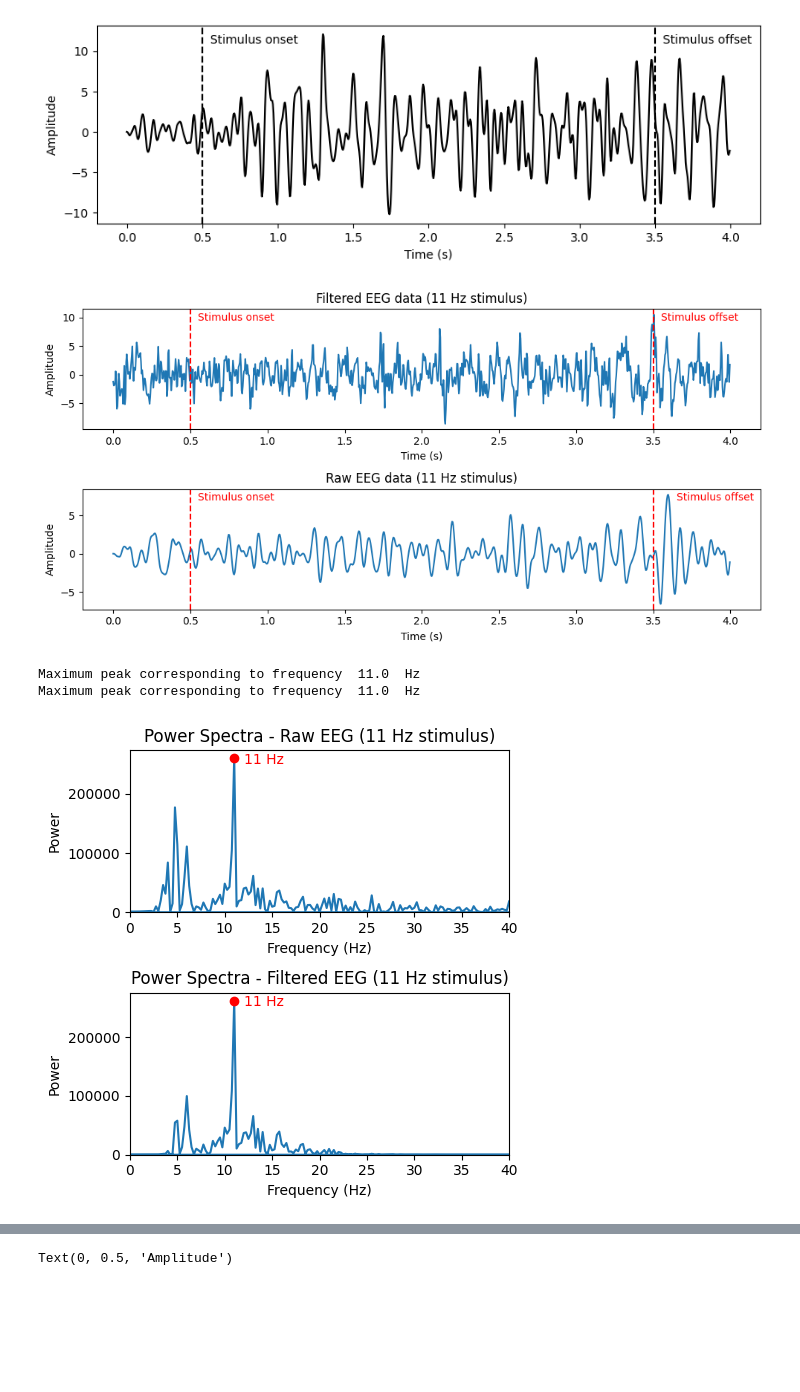
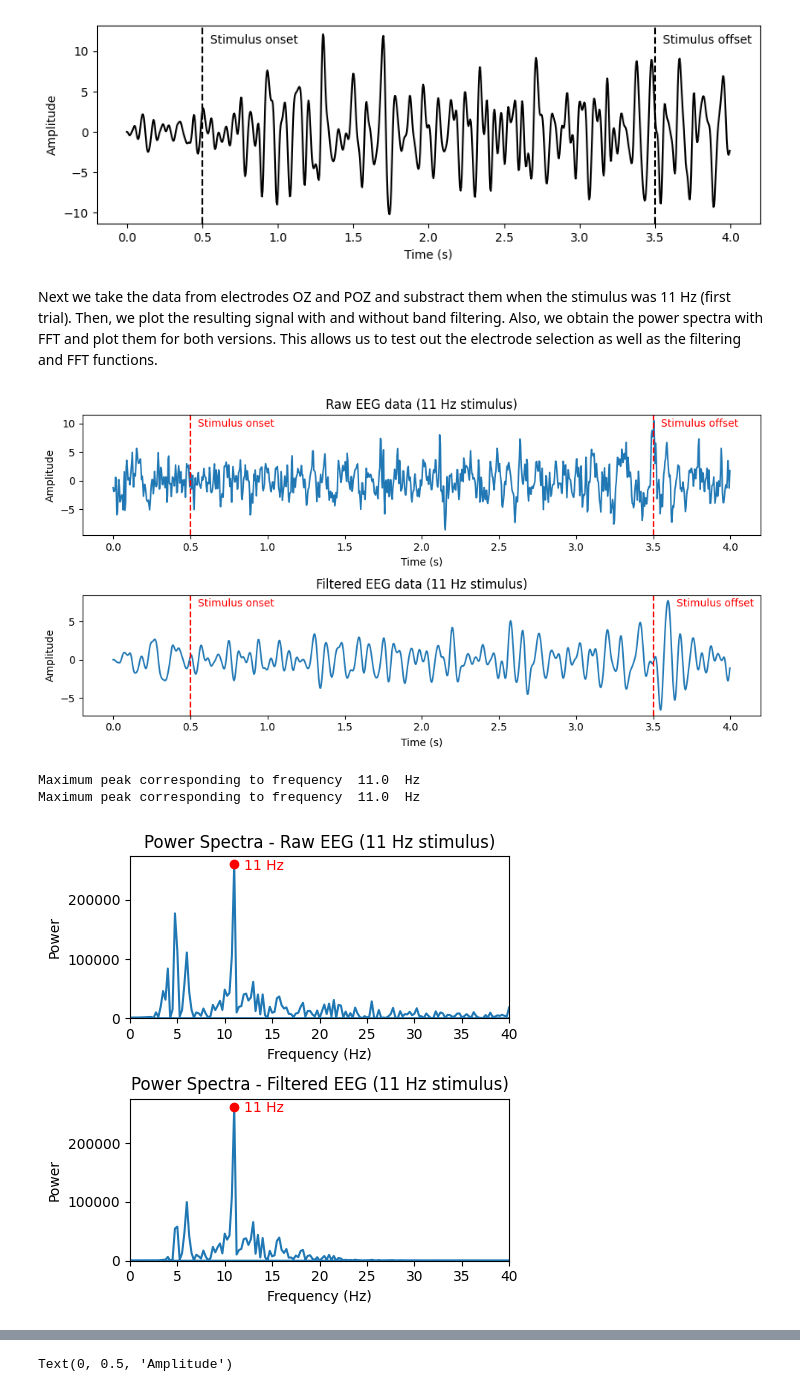
Before and after one commit to taromeseg/Sequential-Characterization-of-SSVEP-EEG-signals, a Jupyter notebook: Data_Visualization.ipynb, the cells around one changed output, grey strips where cells are left out. Saved outputs shown, nothing was run; the diff lists cells and outputs as text; code cells hidden in the pictures; blank space fills up the shorter version.

Commit message:
Data visualization and python functions

```diff
--- a/Data_Visualization.ipynb
+++ b/Data_Visualization.ipynb
@@ -8,13 +14,20 @@ import scipy.signal as signal
 # %%
-eeg_data, eeg_data_stimulus_only, trial_length = dataset_handling.load_ssvep_data(18)
+# Loading the data for subject 18
+eeg_data, eeg_data_stimulus_only, trial_length = utils.load_ssvep_data("Dataset BETA",18)
+# Sampling rate
 sampling_rate = 250
 
-data_frequencies, electrodes_names = dataset_handling.load_ssvep_additional_info()
-occipital_electrodes, occipital_electrodes_indexes, occipital_electrodes_names = dataset_handling.select_occipital_electrodes(electrodes_names)
+# Loading the additional information
+data_frequencies, electrodes_names = utils.load_ssvep_additional_info("Dataset BETA/S1.mat")
+# Selecting occipital electrodes as a list of pairs [name, index], a list of indexes and a list of names
+occipital_electrodes, occipital_electrodes_indexes, occipital_electrodes_names = utils.select_occipital_electrodes(electrodes_names)
 
+# Calculating the number of samples where there is no stimulus (0.5 seconds at the start and end of the trials)
 samples_without_stimulus = int(0.5 * sampling_rate)
 
+# Creating time ranges for the full trial and only for the time where there was a stimulus
 t_stimulus_only = np.arange(0, len(eeg_data_stimulus_only[0])/sampling_rate, 1/sampling_rate)
 t = np.arange(0, len(eeg_data[0])/sampling_rate, 1/sampling_rate)
 
+# Number of electrodes
 num_electrodes = len(eeg_data)
@@ -42,6 +59,8 @@ plt.ylabel("Amplitude")
 # %% [output]
 Text(0, 0.5, 'Amplitude')
 [figure]
+# %% [markdown]
+Next we take the data from electrodes OZ and POZ and substract them when the stimulus was 11 Hz (first trial). Then, we plot the resulting signal with and without band filtering. Also, we obtain the power spectra with FFT and plot them for both versions. This allows us to test out the electrode selection as well as the filtering and FFT functions.
 # %%
 # OZ - POZ 11 Hz
 
@@ -59,7 +78,7 @@ filtered_data = signal.lfilter(b, a, data)
 fig, axs = plt.subplots(2, 1, figsize=(10, 5))
 
 axs[0].plot(t, data)
-axs[0].set_title('Filtered EEG data (11 Hz stimulus)')
+axs[0].set_title('Raw EEG data (11 Hz stimulus)')
 axs[0].axvline(0.5,linestyle="dashed", color="red")
 axs[0].text(0.55, 9.5, "Stimulus onset", color="red")
 axs[0].axvline(3.5,linestyle="dashed", color="red")
@@ -68,7 +87,7 @@ axs[0].set_xlabel("Time (s)")
 axs[0].set_ylabel("Amplitude")
 
 axs[1].plot(t, filtered_data)
-axs[1].set_title('Raw EEG data (11 Hz stimulus)')
+axs[1].set_title('Filtered EEG data (11 Hz stimulus)')
 axs[1].axvline(0.5,linestyle="dashed", color="red")
 axs[1].text(0.55, 7, "Stimulus onset", color="red")
 axs[1].axvline(3.5,linestyle="dashed", color="red")
@@ -96,34 +115,34 @@ axs[0].plot(freq, power_spectra)
 axs[0].set_title("Power Spectra - Raw EEG (11 Hz stimulus)")
 axs[0].set_xlabel("Frequency (Hz)")
 axs[0].set_ylabel("Power")
 axs[0].plot(freq[np.argmax(power_spectra)], max(power_spectra[0:500]), marker="o", color="red")
 axs[0].text(freq[np.argmax(power_spectra)] + 1, max(power_spectra[0:500]) - 10000, "11 Hz", color="red")
 axs[0].set_xlim(0, 40)
 axs[0].set_ylim(0)
 
 fft_result = np.fft.fft(filtered_data)
 freq = np.fft.fftfreq(len(data), d=1/sampling_rate)
 power_spectra = np.abs(fft_result) ** 2
 
 print("Maximum peak corresponding to frequency ", freq[np.argmax(power_spectra)], " Hz")
 
 
 axs[1].plot(freq, power_spectra)
 axs[1].set_title("Power Spectra - Filtered EEG (11 Hz stimulus)")
 axs[1].set_xlabel("Frequency (Hz)")
 axs[1].set_ylabel("Power")
 axs[1].plot(freq[np.argmax(power_spectra)], max(power_spectra[0:500]), marker="o", color="red")
 axs[1].text(freq[np.argmax(power_spectra)] + 1, max(power_spectra[0:500]) - 10000, "11 Hz", color="red")
 axs[1].set_xlim(0, 40)
 axs[1].set_ylim(0)
 
 # Add space between subplots
 plt.tight_layout()
 
 # Show the plot
 plt.show()
 # %% [output]
-[figure, old version]
+[figure, new version]
 Maximum peak corresponding to frequency  11.0  Hz
 Maximum peak corresponding to frequency  11.0  Hz
 [figure]
```
Also changed, not shown: parts of 16 cells of this notebook, 4 other files.
